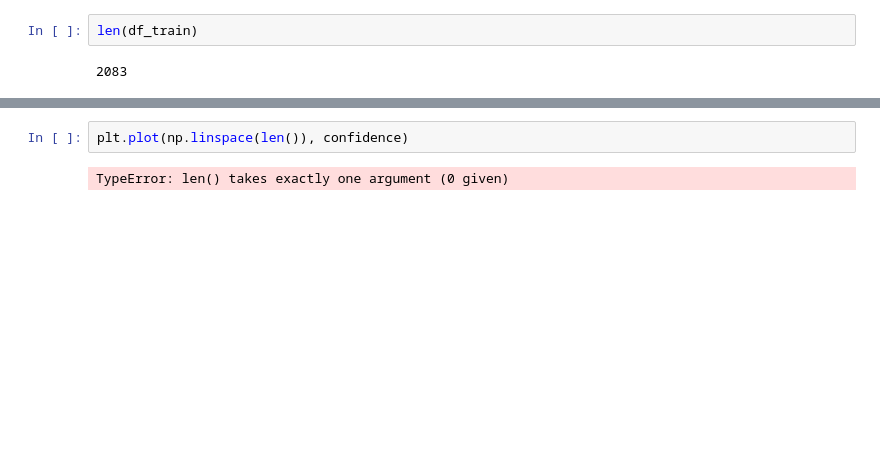
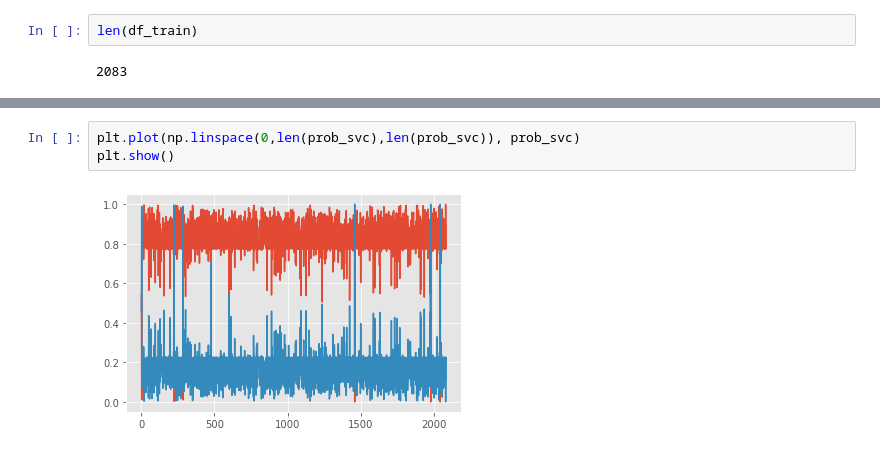
Before and after one commit to brfi3983/MCM2021, a Jupyter notebook: MurderHornets.ipynb, the cells around one changed output, grey strips where cells are left out. Drawn from its saved outputs; the diff is of its cells as text; blank space fills up the shorter version.

```diff
--- a/MurderHornets.ipynb
+++ b/MurderHornets.ipynb
@@ -127,4 +227,5 @@ len(df_train)
 # %%
-plt.plot(np.linspace(len()), confidence)
+plt.plot(np.linspace(0,len(prob_svc),len(prob_svc)), prob_svc)
+plt.show()
 # %% [output]
-TypeError: len() takes exactly one argument (0 given)
+[figure, added]
```
Also changed, not shown: parts of 25 cells of this notebook.
